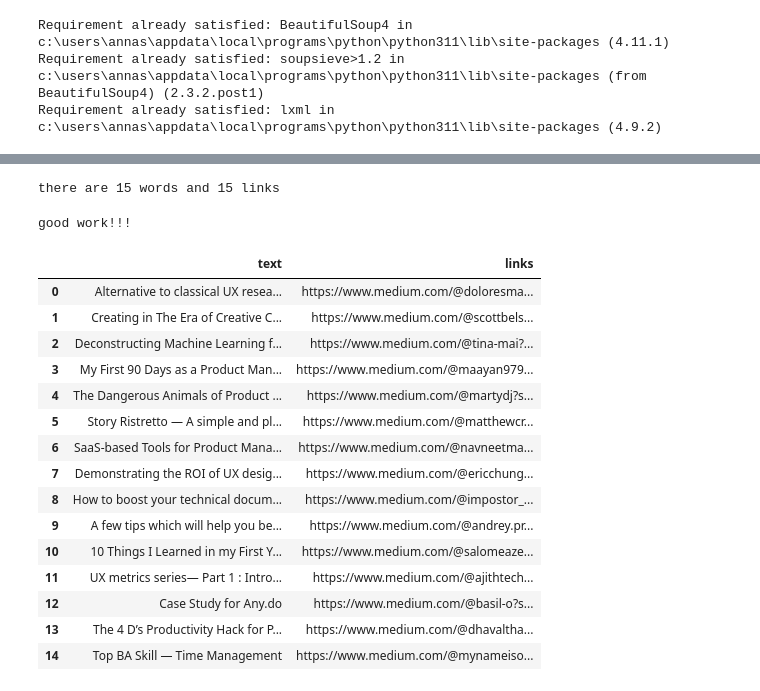
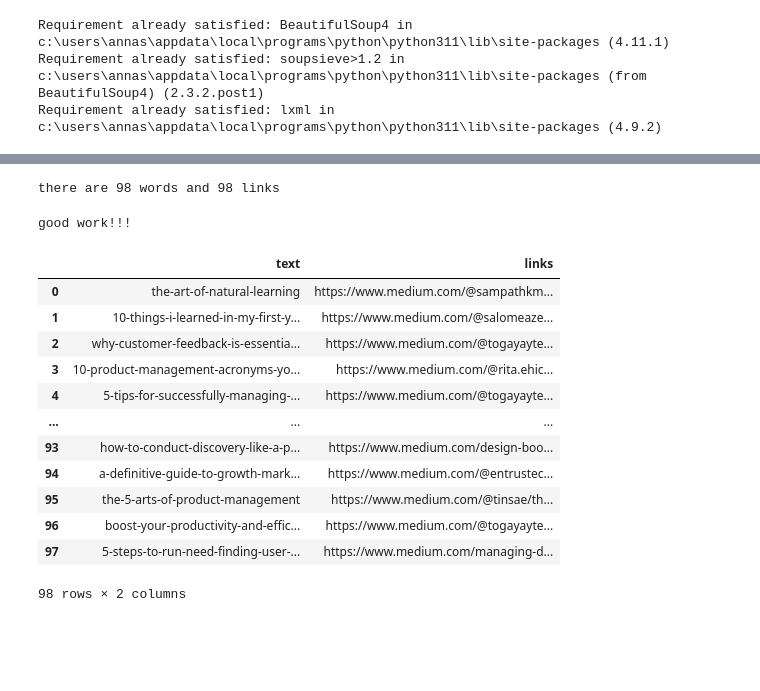
Before and after one commit to annasba07/product-manager-companion, a Jupyter notebook: Medium Article Scraping.ipynb, the cells around one changed output, grey strips where cells are left out. Drawn from its saved outputs; the diff is of its cells as text; code cells hidden in the pictures; blank space fills up the shorter version.

Commit message:
updated notebook, scraped 100 articles, got embeddings and added them to a dataframe

```diff
--- a/Medium Article Scraping.ipynb
+++ b/Medium Article Scraping.ipynb
@@ -129,0 +152,9 @@ links3 = links3[::2]
+# %%
+# take the title in text and replace spaces with dashes and make it lowercase
+
+text2 = []
+for i in text:
+    text2.append(i.replace(" ", "-").lower())
+
+
+text2
@@ -129,0 +179,23 @@ links3 = links3[::2]
+# %%
+# search links4 for the text2 and if it is in the link add it to a list
+
+links5 = []
+indicesi = []
+indicesj = []
+
+for i in text2:
+    for j in links4:
+        if i in j:
+            links5.append(j)
+            indicesi.append(text2.index(i))
+            indicesj.append(links4.index(j))
+
+
+links5
+
+
+
+print(len(links5))
+print(len(indicesi))
+print(len(indicesj))
+print(len(text2))
@@ -129,0 +207,5 @@ links3 = links3[::2]
+# %%
+finaltext = [text2[i] for i in indicesi]
+len(finaltext)
+
+finallinks = links5
@@ -130,6 +218,6 @@ links3 = links3[::2]
 # %%
 # add https://www.medium.com to the beginning of each item in the list
 
-links4 = ['https://www.medium.com' + i for i in links3]
-links4
+finallinks = ['https://www.medium.com' + i for i in finallinks]
+finallinks
 # %% [output]
@@ -151,10 +241,10 @@ links4
 # %%
-len(links4)
-len(text)
+len(finallinks)
+len(finaltext)
 
-print('there are {} words and {} links'.format(len(text), len(links4)))
+print('there are {} words and {} links'.format(len(finaltext), len(finallinks)))
 # %% [output]
-there are 15 words and 15 links
+there are 98 words and 98 links
 # %%
 print('good work!!!')
 # %% [output]
@@ -163,25 +253,22 @@ good work!!!
 import pandas as pd
 import numpy as np
 # %%
-df = pd.DataFrame({'text': text, 'links': links4})
+df = pd.DataFrame({'text': finaltext, 'links': finallinks})
 df
 # %% [output]
 |  | text | links |
-| 0 | Alternative to classical UX resea... | https://www.medium.com/@doloresma... |
-| 1 | Creating in The Era of Creative C... | https://www.medium.com/@scottbels... |
-| 2 | Deconstructing Machine Learning f... | https://www.medium.com/@tina-mai?... |
-| 3 | My First 90 Days as a Product Man... | https://www.medium.com/@maayan979... |
-| 4 | The Dangerous Animals of Product ... | https://www.medium.com/@martydj?s... |
-| 5 | Story Ristretto — A simple and pl... | https://www.medium.com/@matthewcr... |
-| 6 | SaaS-based Tools for Product Mana... | https://www.medium.com/@navneetma... |
-| 7 | Demonstrating the ROI of UX desig... | https://www.medium.com/@ericchung... |
-| 8 | How to boost your technical docum... | https://www.medium.com/@impostor_... |
-| 9 | A few tips which will help you be... | https://www.medium.com/@andrey.pr... |
-| 10 | 10 Things I Learned in my First Y... | https://www.medium.com/@salomeaze... |
-| 11 | UX metrics series— Part 1 : Intro... | https://www.medium.com/@ajithtech... |
-| 12 | Case Study for Any.do | https://www.medium.com/@basil-o?s... |
-| 13 | The 4 D’s Productivity Hack for P... | https://www.medium.com/@dhavaltha... |
-| 14 | Top BA Skill — Time Management | https://www.medium.com/@mynameiso... |
+| 0 | the-art-of-natural-learning | https://www.medium.com/@sampathkm... |
+| 1 | 10-things-i-learned-in-my-first-y... | https://www.medium.com/@salomeaze... |
+| 2 | why-customer-feedback-is-essentia... | https://www.medium.com/@togayayte... |
+| 3 | 10-product-management-acronyms-yo... | https://www.medium.com/@rita.ehic... |
+| 4 | 5-tips-for-successfully-managing-... | https://www.medium.com/@togayayte... |
+| ... | ... | ... |
+| 93 | how-to-conduct-discovery-like-a-p... | https://www.medium.com/design-boo... |
+| 94 | a-definitive-guide-to-growth-mark... | https://www.medium.com/@entrustec... |
+| 95 | the-5-arts-of-product-management | https://www.medium.com/@tinsae/th... |
+| 96 | boost-your-productivity-and-effic... | https://www.medium.com/@togayayte... |
+| 97 | 5-steps-to-run-need-finding-user-... | https://www.medium.com/managing-d... |
+98 rows × 2 columns
 # %%
 # scrape all text from each link in links4
 
```
Also changed, not shown: parts of 20 cells of this notebook.
